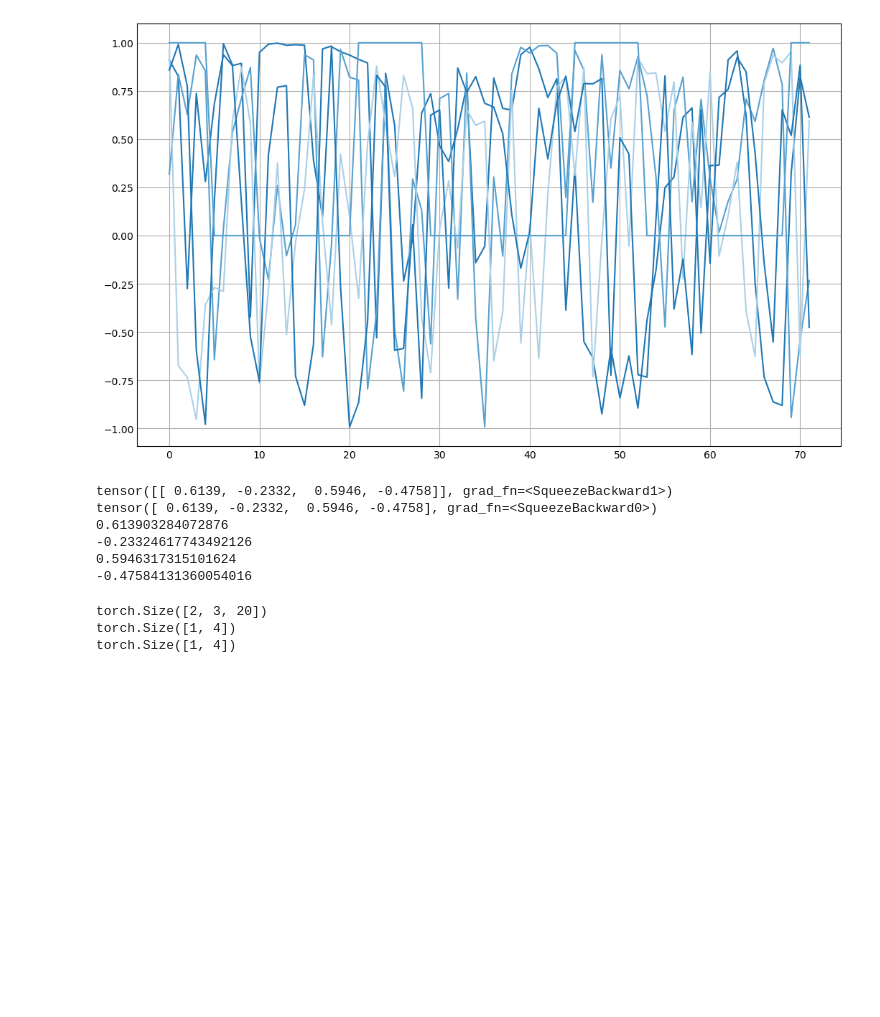
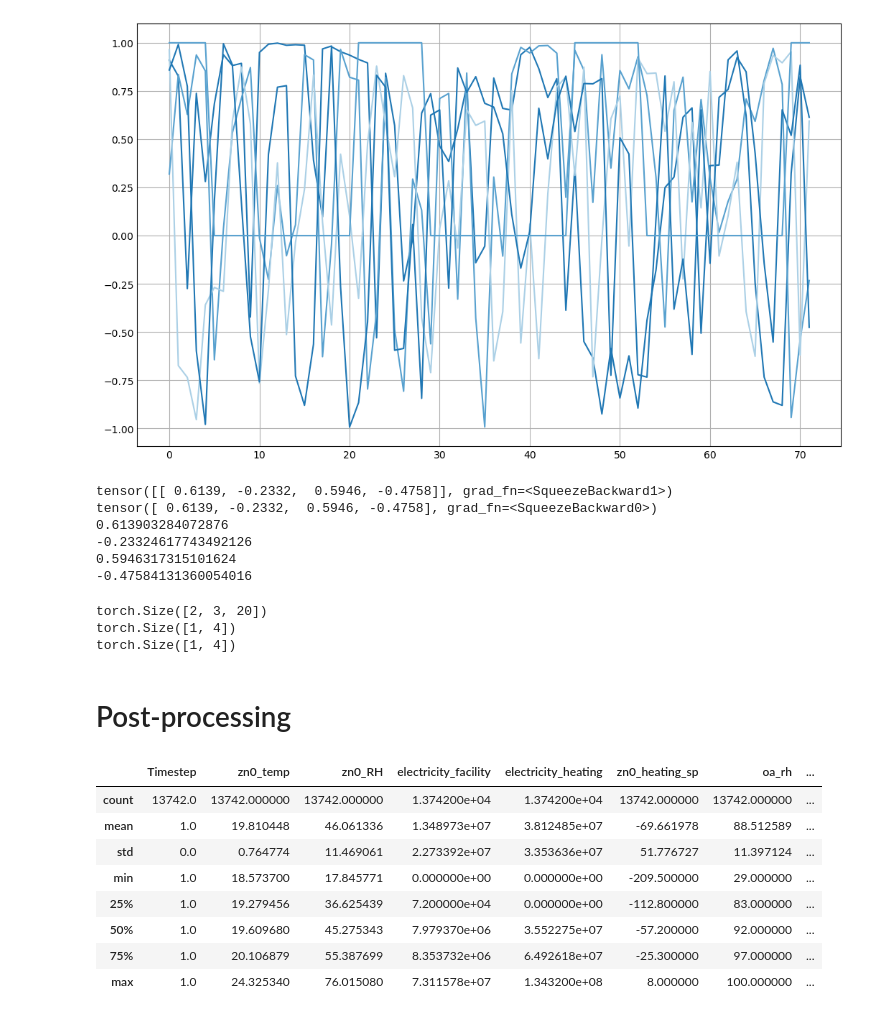
Before and after one commit to Lundkjaer/ClimAIte, a Jupyter notebook: test.ipynb, the cells around one changed output. Cells and saved outputs as stored; diff of their text form; code cells hidden in the pictures; blank space fills up the shorter version.

```diff
--- a/test.ipynb
+++ b/test.ipynb
@@ -344,0 +406,2 @@ torch.Size([1, 4])
+# %% [markdown]
+# Post-processing
@@ -344,0 +414,15 @@ torch.Size([1, 4])
+# %%
+output_df.columns
+# output_df.head()
+# df = output_df
+df.describe()
+# %% [output]
+|  | Timestep | zn0_temp | zn0_RH | electricity_facility | electricity_heating | zn0_heating_sp | oa_rh | ... |
+| count | 13742.0 | 13742.000000 | 13742.000000 | 1.374200e+04 | 1.374200e+04 | 13742.000000 | 13742.000000 | ... |
+| mean | 1.0 | 19.810448 | 46.061336 | 1.348973e+07 | 3.812485e+07 | -69.661978 | 88.512589 | ... |
+| std | 0.0 | 0.764774 | 11.469061 | 2.273392e+07 | 3.353636e+07 | 51.776727 | 11.397124 | ... |
+| min | 1.0 | 18.573700 | 17.845771 | 0.000000e+00 | 0.000000e+00 | -209.500000 | 29.000000 | ... |
+| 25% | 1.0 | 19.279456 | 36.625439 | 7.200000e+04 | 0.000000e+00 | -112.800000 | 83.000000 | ... |
+| 50% | 1.0 | 19.609680 | 45.275343 | 7.979370e+06 | 3.552275e+07 | -57.200000 | 92.000000 | ... |
+| 75% | 1.0 | 20.106879 | 55.387699 | 8.353732e+06 | 6.492618e+07 | -25.300000 | 97.000000 | ... |
+| max | 1.0 | 24.325340 | 76.015080 | 7.311578e+07 | 1.343200e+08 | 8.000000 | 100.000000 | ... |
```
Also changed, not shown: parts of 11 cells of this notebook, 2 other files.
